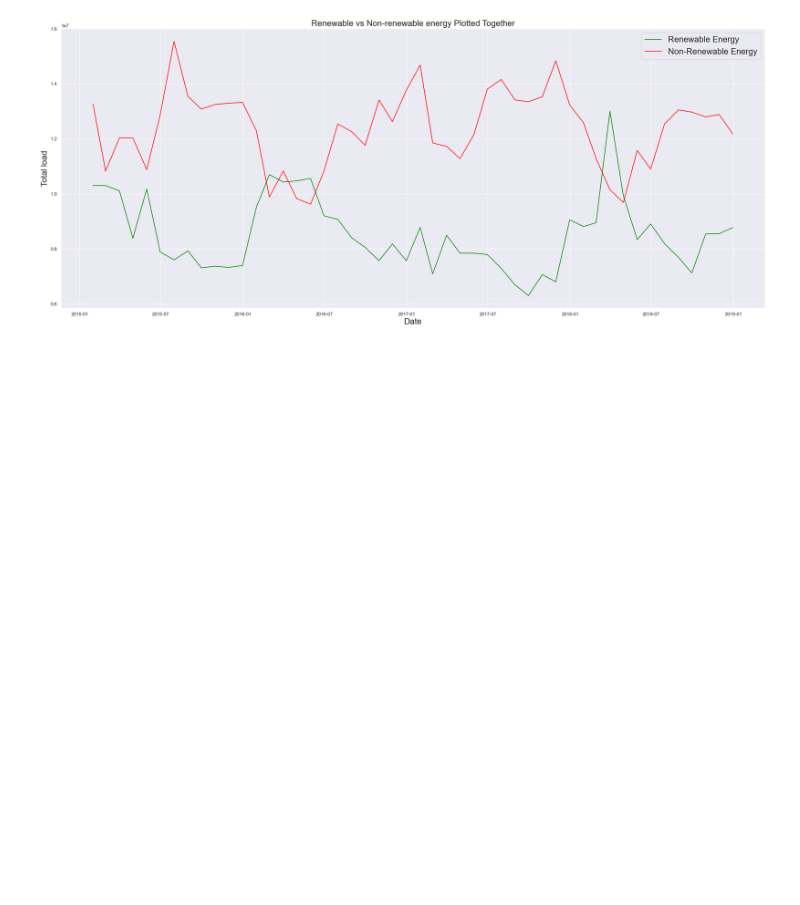
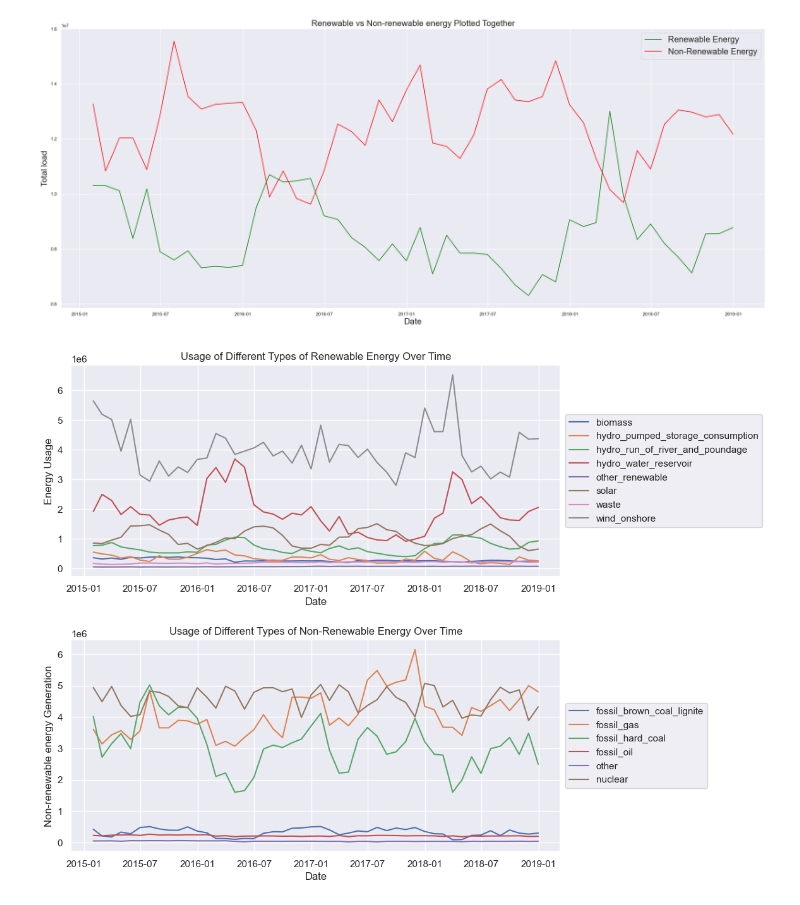
Before and after one commit to ashirask/Energy-Research, a Jupyter notebook: Energy Dataset Analysis.ipynb, the cells around one changed output. Saved outputs shown, nothing was run; the diff lists cells and outputs as text; code cells hidden in the pictures; blank space fills up the shorter version.

Commit message:
Added line charts

```diff
--- a/Energy Dataset Analysis.ipynb
+++ b/Energy Dataset Analysis.ipynb
@@ -306,3 +306,58 @@ plt.grid(True)
 plt.show()
 # %% [output]
 [figure]
+# %%
+#Changing column names
+
+new_column_names = [
+    'biomass', 'hydro_pumped_storage_consumption', 'hydro_run_of_river_and_poundage',
+    'hydro_water_reservoir', 'other_renewable', 'solar', 'waste', 'wind_onshore','total_renew']
+
+renew_data.columns = new_column_names
+
+new_cols = ['fossil_brown_coal_lignite',
+       'fossil_gas', 'fossil_hard_coal',
+       'fossil_oil','other','nuclear','total_non_renew']
+
+nonrenew_data.columns = new_cols
+# %%
+import pandas as pd
+import matplotlib.pyplot as plt
+
+#line chart for renewable
+
+pfig, (ax1, ax2) = plt.subplots(2, 1, figsize=(10, 10))
+
+# Loop through each column representing a type of renewable energy
+for column in renew_data.columns[:-1]: #excluding 'total' col
+    ax1.plot(renew_data.index, renew_data[column], label=column)
+
+# Add labels and title
+ax1.set_xlabel('Date')
+ax1.set_ylabel('Energy Usage')
+ax1.set_title('Usage of Different Types of Renewable Energy Over Time')
+
+# Add a legend to the plot with a separate image
+ax1.legend(loc='center left', bbox_to_anchor=(1, 0.5))
+
+ax1.grid(True)
+
+# Loop through each column representing a type of non-renewable energy
+for column in nonrenew_data.columns[:-1]: #excluding 'total' col
+    ax2.plot(nonrenew_data.index, nonrenew_data[column], label=column)
+
+# Add labels and title
+ax2.set_xlabel('Date')
+ax2.set_ylabel('Non-renewable energy Generation')
+ax2.set_title('Usage of Different Types of Non-Renewable Energy Over Time')
+
+# Add a legend to the plot with a separate image
+ax2.legend(loc='center left', bbox_to_anchor=(1, 0.5))
+
+ax2.grid(True)
+
+plt.subplots_adjust(hspace=0.3)
+
+plt.show()
+# %% [output]
+[figure, added]
```
Also changed, not shown: parts of 2 cells of this notebook.
